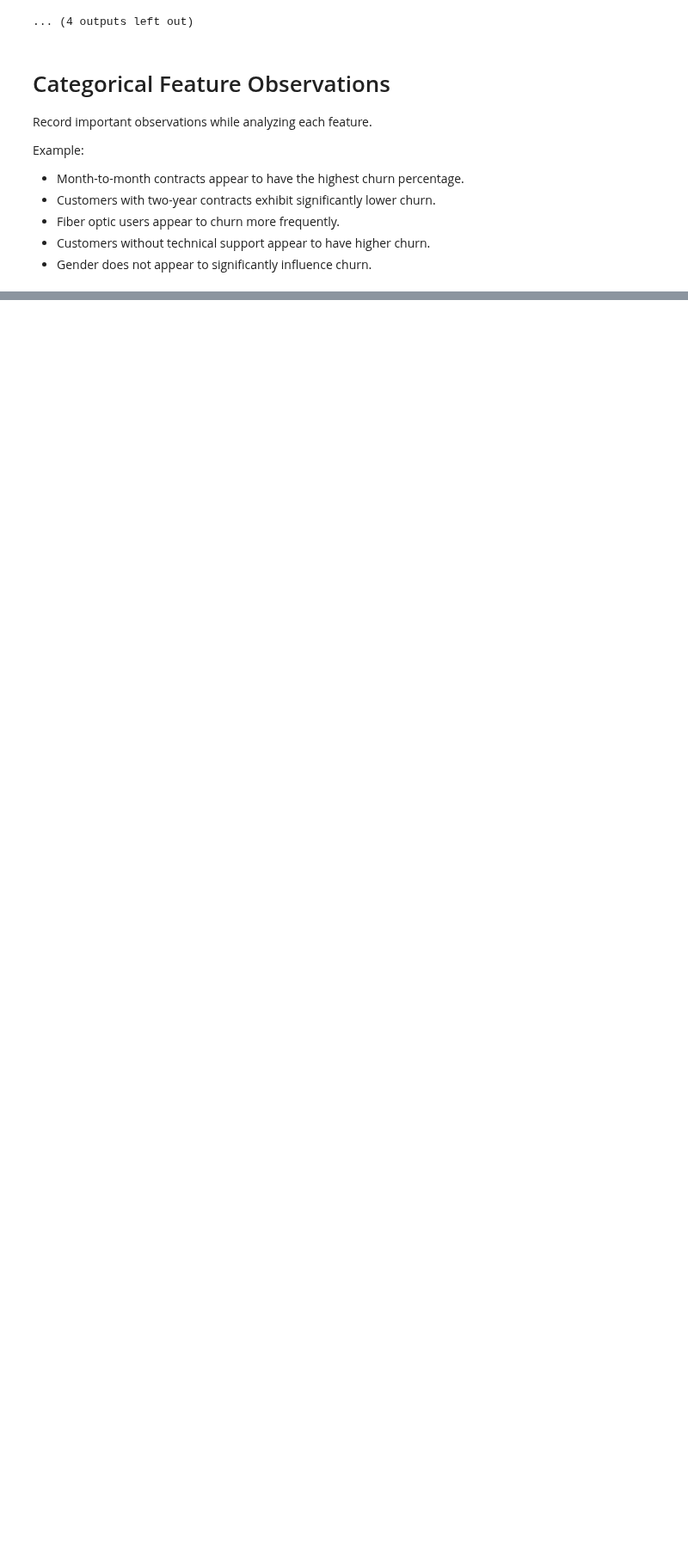
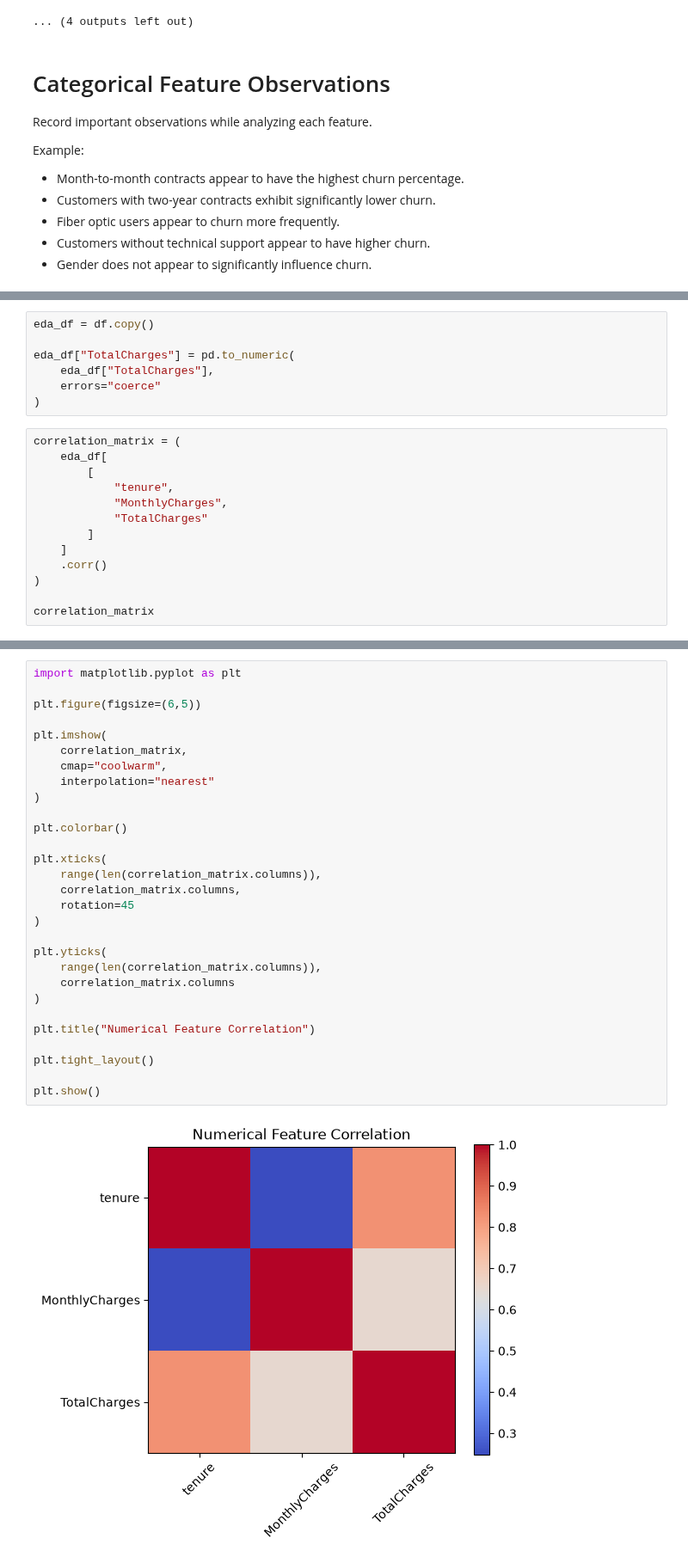
Before and after one commit to annnuspeaks/customer-churn-prediction, a Jupyter notebook: notebooks/02_exploratory_data_analysis.ipynb, the cells around one changed output, grey strips where cells are left out. Shown at 86% size. Drawn from its saved outputs; the diff is of its cells as text; blank space fills up the shorter version.

```diff
--- a/notebooks/02_exploratory_data_analysis.ipynb
+++ b/notebooks/02_exploratory_data_analysis.ipynb
@@ -699,0 +708,20 @@ Example:
+# %%
+eda_df = df.copy()
+
+eda_df["TotalCharges"] = pd.to_numeric(
+    eda_df["TotalCharges"],
+    errors="coerce"
+)
+# %%
+correlation_matrix = (
+    eda_df[
+        [
+            "tenure",
+            "MonthlyCharges",
+            "TotalCharges"
+        ]
+    ]
+    .corr()
+)
+
+correlation_matrix
@@ -699,0 +733,31 @@ Example:
+# %%
+import matplotlib.pyplot as plt
+
+plt.figure(figsize=(6,5))
+
+plt.imshow(
+    correlation_matrix,
+    cmap="coolwarm",
+    interpolation="nearest"
+)
+
+plt.colorbar()
+
+plt.xticks(
+    range(len(correlation_matrix.columns)),
+    correlation_matrix.columns,
+    rotation=45
+)
+
+plt.yticks(
+    range(len(correlation_matrix.columns)),
+    correlation_matrix.columns
+)
+
+plt.title("Numerical Feature Correlation")
+
+plt.tight_layout()
+
+plt.show()
+# %% [output]
+[figure, added]
```
Also changed, not shown: parts of 4 cells of this notebook, 1 other file.
